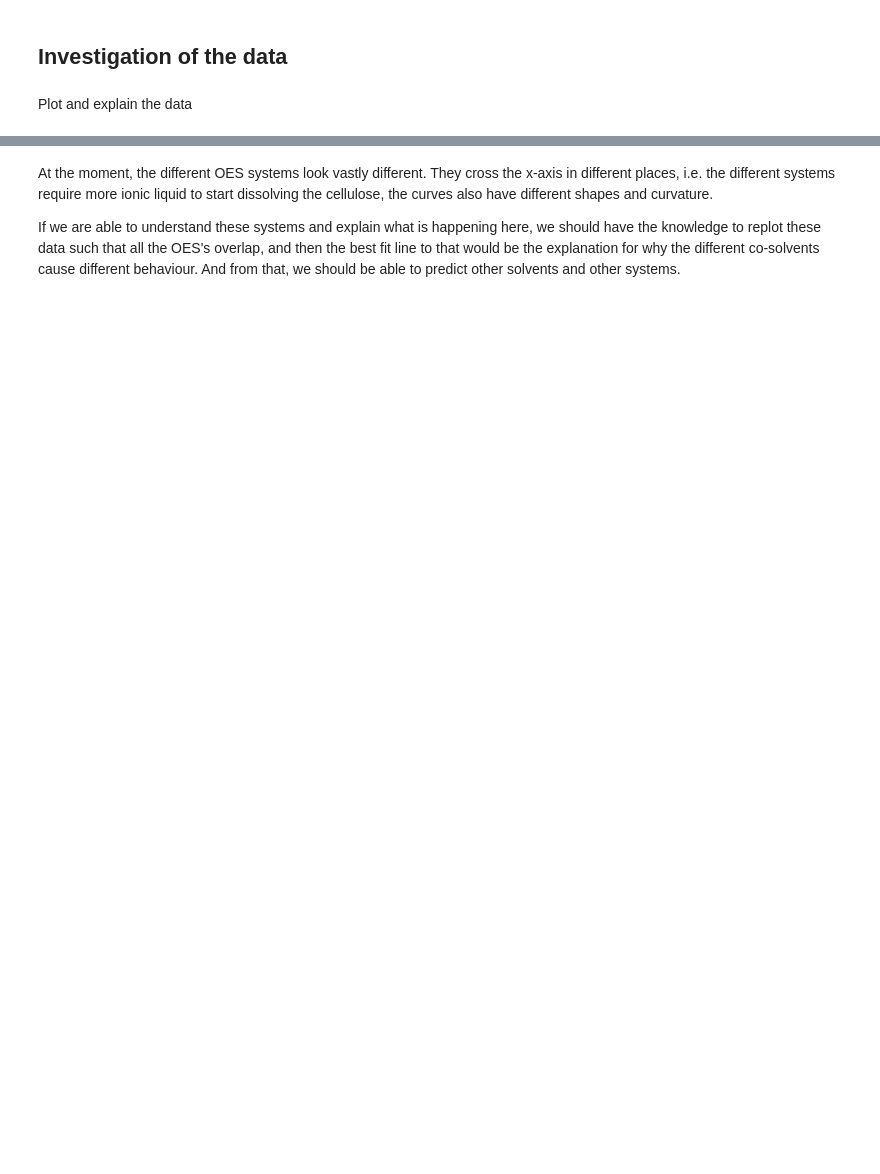
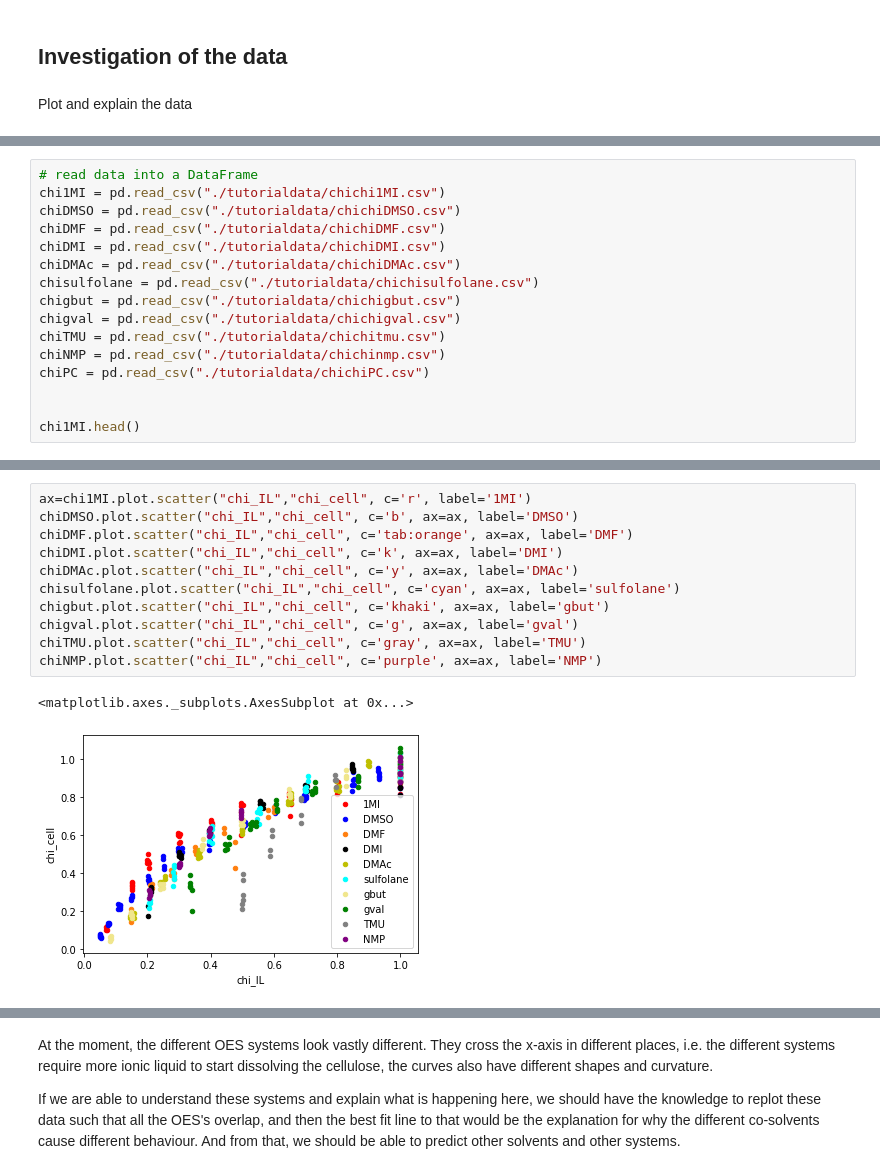
Before and after one commit to Willjterwright/Machine_learning_for_chemists, a Jupyter notebook: Regression_Cellulose.ipynb, the cells around one changed output, grey strips where cells are left out. Drawn from its saved outputs; the diff is of its cells as text; blank space fills up the shorter version.

```diff
--- a/Regression_Cellulose.ipynb
+++ b/Regression_Cellulose.ipynb
@@ -55,0 +87,16 @@ Plot and explain the data
+# %%
+# read data into a DataFrame
+chi1MI = pd.read_csv("./tutorialdata/chichi1MI.csv")
+chiDMSO = pd.read_csv("./tutorialdata/chichiDMSO.csv")
+chiDMF = pd.read_csv("./tutorialdata/chichiDMF.csv")
+chiDMI = pd.read_csv("./tutorialdata/chichiDMI.csv")
+chiDMAc = pd.read_csv("./tutorialdata/chichiDMAc.csv")
+chisulfolane = pd.read_csv("./tutorialdata/chichisulfolane.csv")
+chigbut = pd.read_csv("./tutorialdata/chichigbut.csv")
+chigval = pd.read_csv("./tutorialdata/chichigval.csv")
+chiTMU = pd.read_csv("./tutorialdata/chichitmu.csv")
+chiNMP = pd.read_csv("./tutorialdata/chichinmp.csv")
+chiPC = pd.read_csv("./tutorialdata/chichiPC.csv")
+
+
+chi1MI.head()
@@ -55,0 +180,14 @@ Plot and explain the data
+# %%
+ax=chi1MI.plot.scatter("chi_IL","chi_cell", c='r', label='1MI')
+chiDMSO.plot.scatter("chi_IL","chi_cell", c='b', ax=ax, label='DMSO')
+chiDMF.plot.scatter("chi_IL","chi_cell", c='tab:orange', ax=ax, label='DMF')
+chiDMI.plot.scatter("chi_IL","chi_cell", c='k', ax=ax, label='DMI')
+chiDMAc.plot.scatter("chi_IL","chi_cell", c='y', ax=ax, label='DMAc')
+chisulfolane.plot.scatter("chi_IL","chi_cell", c='cyan', ax=ax, label='sulfolane')
+chigbut.plot.scatter("chi_IL","chi_cell", c='khaki', ax=ax, label='gbut')
+chigval.plot.scatter("chi_IL","chi_cell", c='g', ax=ax, label='gval')
+chiTMU.plot.scatter("chi_IL","chi_cell", c='gray', ax=ax, label='TMU')
+chiNMP.plot.scatter("chi_IL","chi_cell", c='purple', ax=ax, label='NMP')
+# %% [output]
+<matplotlib.axes._subplots.AxesSubplot at 0x...>
+[figure, added]
```
Also changed, not shown: parts of 126 cells of this notebook.
